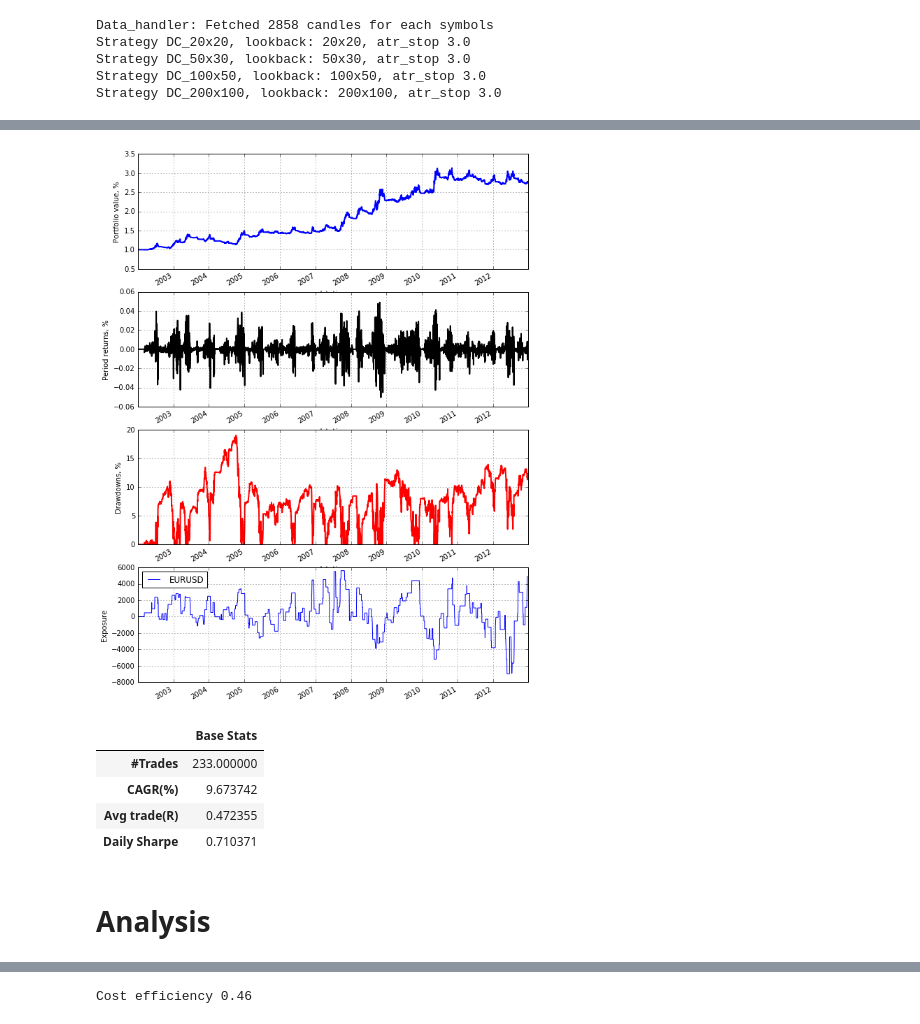
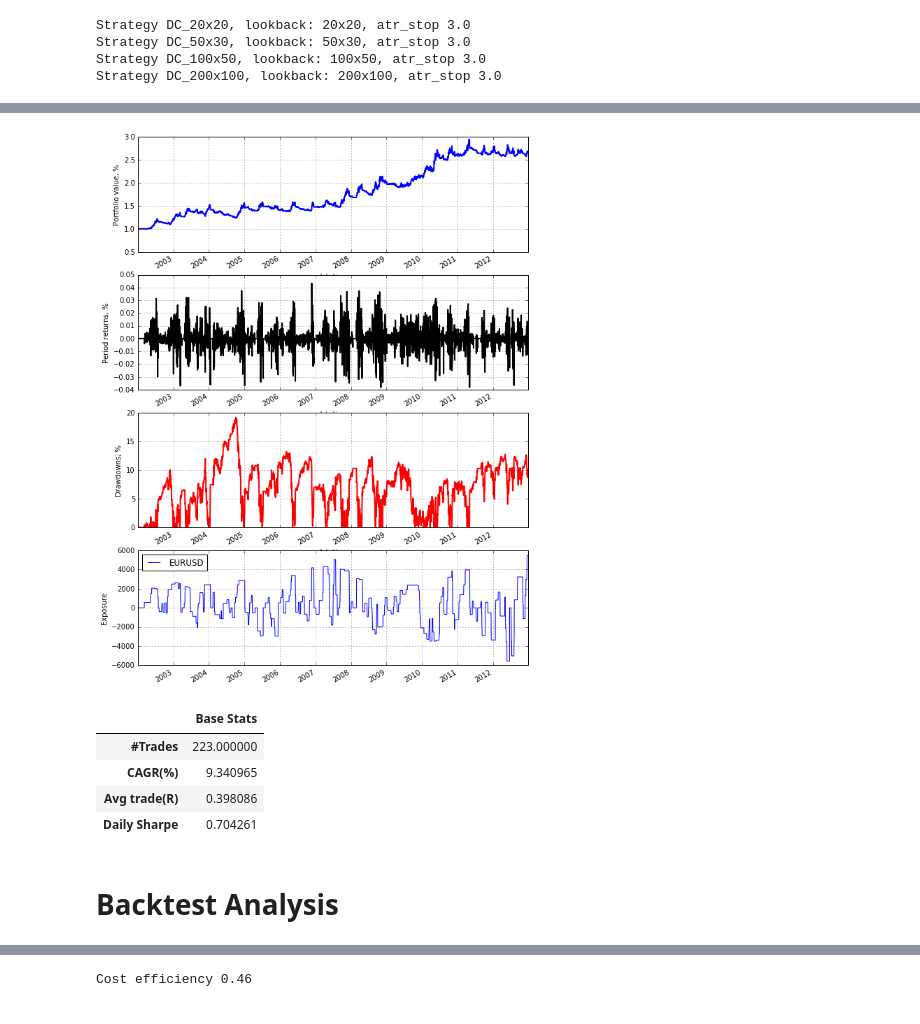
Before and after one commit to JeromeMoreau/pyTrading2, a Jupyter notebook: Backtest.ipynb, the cells around one changed output, grey strips where cells are left out. Drawn from its saved outputs; the diff is of its cells as text; code cells hidden in the pictures.

```diff
--- a/Backtest.ipynb
+++ b/Backtest.ipynb
@@ -22,7 +22,6 @@ start_date= datetime(2002,1,1)
 end_date= datetime(2012,12,31)
 
 
-#
 events_queue = queue.Queue()
 account = SimulatedAccount(equity,leverage,'USD')
 prices = DatabaseDataHandler(events_queue=events_queue, symbol_list=symbol_list,account=account,db_adress='localhost',
@@ -33,16 +32,17 @@ strategy_2 = DonchianBreakout(prices,events_queue, entry_lookback=50, exit_lookb
 strategy_3 = DonchianBreakout(prices,events_queue, entry_lookback=100, exit_lookback=50, atr_stop=3.,TP_atr=5.,name='DC_100x50')
 strategy_4 = DonchianBreakout(prices,events_queue, entry_lookback=200, exit_lookback=100, atr_stop=3.,TP_atr=5.,name='DC_200x100')
 
-strategy_5 = RSI_Trading_Strategy(prices,events_queue,rsi_lookback=30, rsi_trigger_offset=37)
+#strategy_5 = RSI_Trading_Strategy(prices,events_queue,rsi_lookback=30, rsi_trigger_offset=37)
 #"""
-strategy_6 = RSI_Trading_Strategy(prices,events_queue,rsi_lookback=5, rsi_trigger_offset=10)
-strategies = [strategy_1,strategy_2,strategy_3,strategy_4,strategy_5,strategy_6]
+strategy_6 = RSI_Trading_Strategy(prices,events_queue,rsi_lookback=22, rsi_trigger_offset=37)
+strategies = [strategy_1,strategy_2,strategy_3,strategy_4,strategy_6]
 #strategies=[strategy_6]
 
 
 
 portfolio = Portfolio(events_queue=events_queue, prices=prices,account=account,strategies=strategies,risk_per_trade = risk)
 portfolio.open_trades.clear()
+portfolio.compound=True
 
 execution = SimulatedExecution(events_queue,prices)
 backtest = BacktestEngine(events_queue, prices, execution,account, portfolio, strategies)
@@ -56,4 +56,3 @@ backtest.stats.output_base_stats()
-Data_handler: Fetched 2858 candles for each symbols
 Strategy DC_20x20, lookback: 20x20, atr_stop 3.0
 Strategy DC_50x30, lookback: 50x30, atr_stop 3.0
 Strategy DC_100x50, lookback: 100x50, atr_stop 3.0
@@ -63,11 +62,11 @@ Total time elapsed: 00:00:04
-[figure, old version]
+[figure, new version]
 |  | Base Stats |
-| #Trades | 233.000000 |
-| CAGR(%) | 9.673742 |
-| Avg trade(R) | 0.472355 |
-| Daily Sharpe | 0.710371 |
+| #Trades | 223.000000 |
+| CAGR(%) | 9.340965 |
+| Avg trade(R) | 0.398086 |
+| Daily Sharpe | 0.704261 |
 # %% [markdown]
-# Analysis
+# Backtest Analysis
 # %%
 backtest.stats.output_full_stats()
 # %% [output]
```
Also changed, not shown: parts of 7 cells of this notebook, 10 other files.
